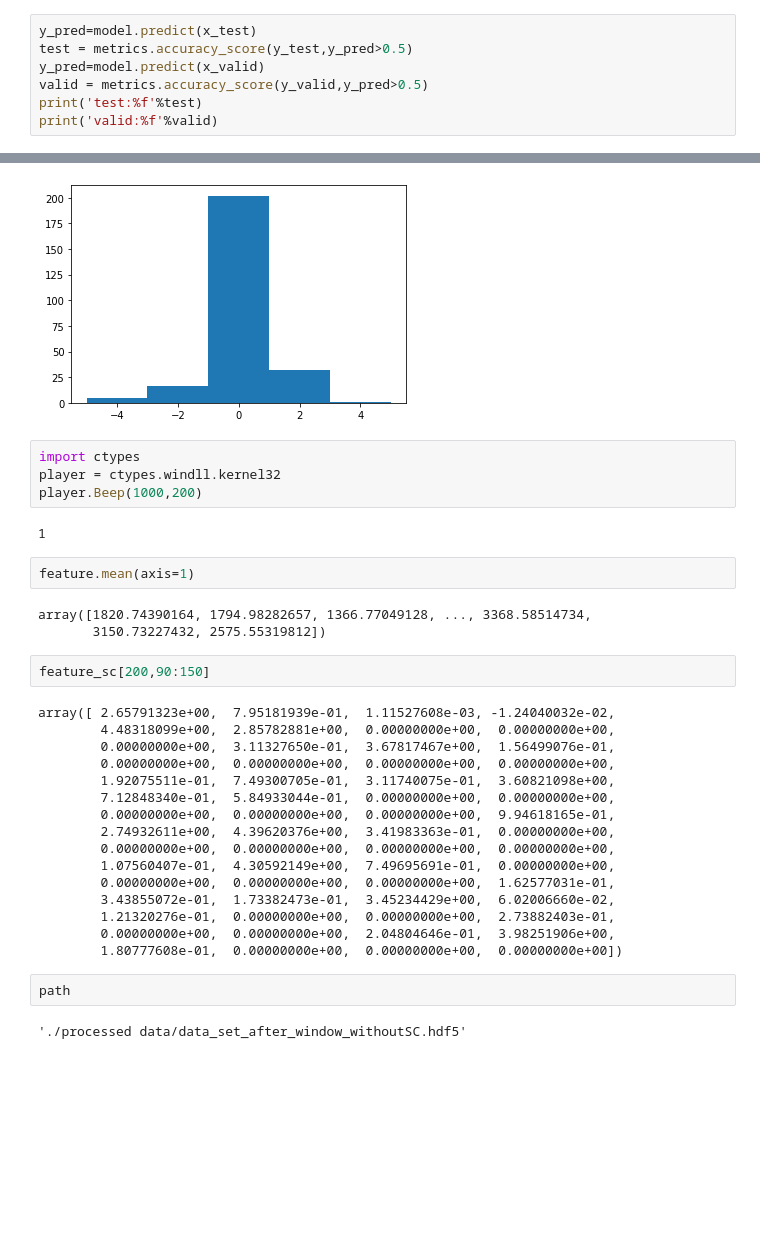
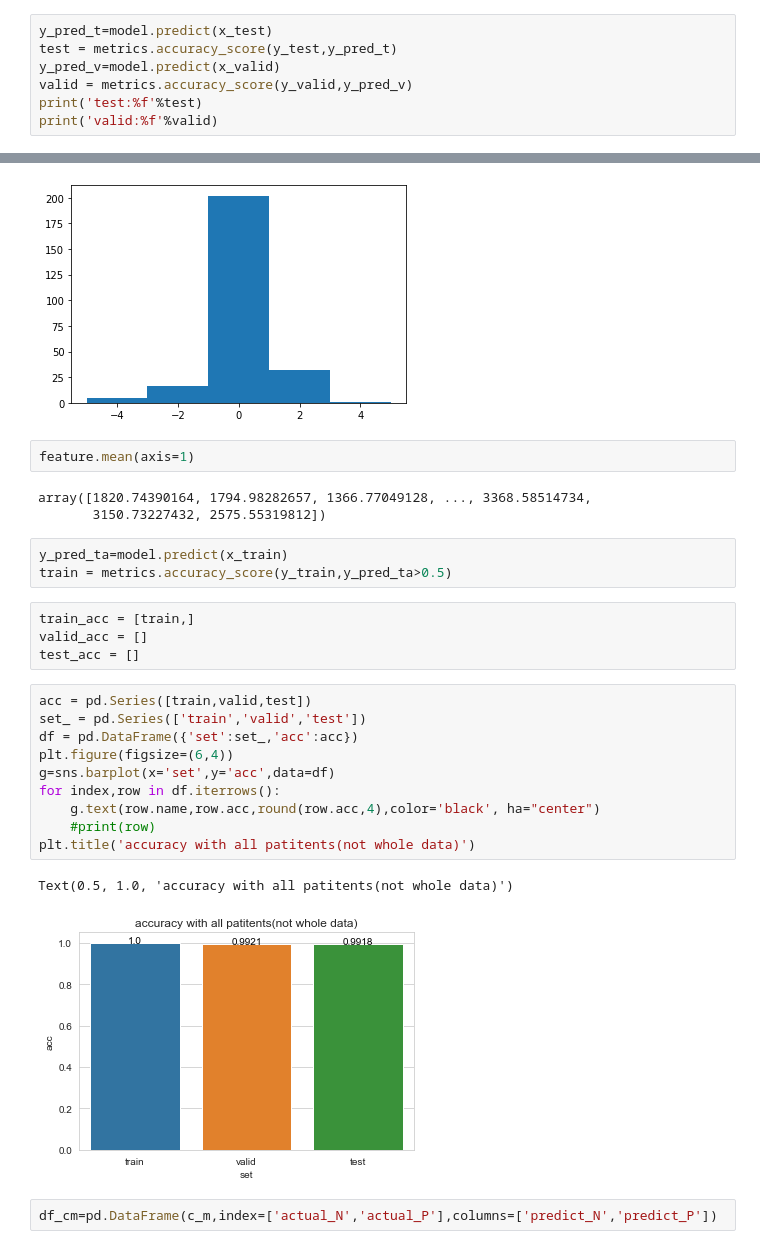
Before and after one commit to wuwenbo718/Master-Thesis, a Jupyter notebook: XGBoost.ipynb, the cells around one changed output, grey strips where cells are left out. Drawn from its saved outputs; the diff is of its cells as text; blank space fills up the shorter version.

```diff
--- a/XGBoost.ipynb
+++ b/XGBoost.ipynb
@@ -231,8 +241,8 @@ y_test.shape
 # %%
-y_pred=model.predict(x_test)
-test = metrics.accuracy_score(y_test,y_pred>0.5)
-y_pred=model.predict(x_valid)
-valid = metrics.accuracy_score(y_valid,y_pred>0.5)
+y_pred_t=model.predict(x_test)
+test = metrics.accuracy_score(y_test,y_pred_t)
+y_pred_v=model.predict(x_valid)
+valid = metrics.accuracy_score(y_valid,y_pred_v)
 print('test:%f'%test)
 print('valid:%f'%valid)
 # %% [output]
@@ -284,36 +295,30 @@ plt.hist(x[1000,:,1],bins=bins,range=HIST_range)
  array([-5., -3., -1.,  1.,  3.,  5.], dtype=float32),
  <a list of 5 Patch objects>)
 [figure]
-# %%
-import ctypes
-player = ctypes.windll.kernel32
-player.Beep(1000,200)
-# %% [output]
-1
 # %%
 feature.mean(axis=1)
 # %% [output]
 array([1820.74390164, 1794.98282657, 1366.77049128, ..., 3368.58514734,
        3150.73227432, 2575.55319812])
-# %%
-feature_sc[200,90:150]
-# %% [output]
-array([ 2.65791323e+00,  7.95181939e-01,  1.11527608e-03, -1.24040032e-02,
-        4.48318099e+00,  2.85782881e+00,  0.00000000e+00,  0.00000000e+00,
-        0.00000000e+00,  3.11327650e-01,  3.67817467e+00,  1.56499076e-01,
-        0.00000000e+00,  0.00000000e+00,  0.00000000e+00,  0.00000000e+00,
-        1.92075511e-01,  7.49300705e-01,  3.11740075e-01,  3.60821098e+00,
-        7.12848340e-01,  5.84933044e-01,  0.00000000e+00,  0.00000000e+00,
-        0.00000000e+00,  0.00000000e+00,  0.00000000e+00,  9.94618165e-01,
-        2.74932611e+00,  4.39620376e+00,  3.41983363e-01,  0.00000000e+00,
-        0.00000000e+00,  0.00000000e+00,  0.00000000e+00,  0.00000000e+00,
-        1.07560407e-01,  4.30592149e+00,  7.49695691e-01,  0.00000000e+00,
-        0.00000000e+00,  0.00000000e+00,  0.00000000e+00,  1.62577031e-01,
-        3.43855072e-01,  1.73382473e-01,  3.45234429e+00,  6.02006660e-02,
-        1.21320276e-01,  0.00000000e+00,  0.00000000e+00,  2.73882403e-01,
-        0.00000000e+00,  0.00000000e+00,  2.04804646e-01,  3.98251906e+00,
-        1.80777608e-01,  0.00000000e+00,  0.00000000e+00,  0.00000000e+00])
-# %%
-path
-# %% [output]
-'./processed data/data_set_after_window_withoutSC.hdf5'
+# %%
+y_pred_ta=model.predict(x_train)
+train = metrics.accuracy_score(y_train,y_pred_ta>0.5)
+# %%
+train_acc = [train,]
+valid_acc = []
+test_acc = []
+# %%
+acc = pd.Series([train,valid,test])
+set_ = pd.Series(['train','valid','test'])
+df = pd.DataFrame({'set':set_,'acc':acc})
+plt.figure(figsize=(6,4))
+g=sns.barplot(x='set',y='acc',data=df)
+for index,row in df.iterrows():
+    g.text(row.name,row.acc,round(row.acc,4),color='black', ha="center")
+    #print(row)
+plt.title('accuracy with all patitents(not whole data)')
+# %% [output]
+Text(0.5, 1.0, 'accuracy with all patitents(not whole data)')
+[figure, added]
+# %%
+df_cm=pd.DataFrame(c_m,index=['actual_N','actual_P'],columns=['predict_N','predict_P'])
```
Also changed, not shown: parts of 31 cells of this notebook, 4 other files.
